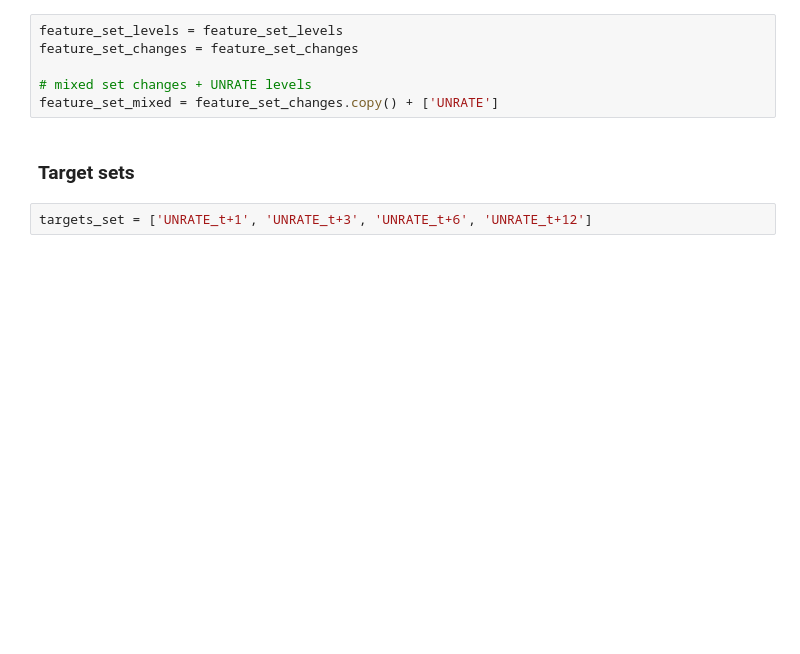
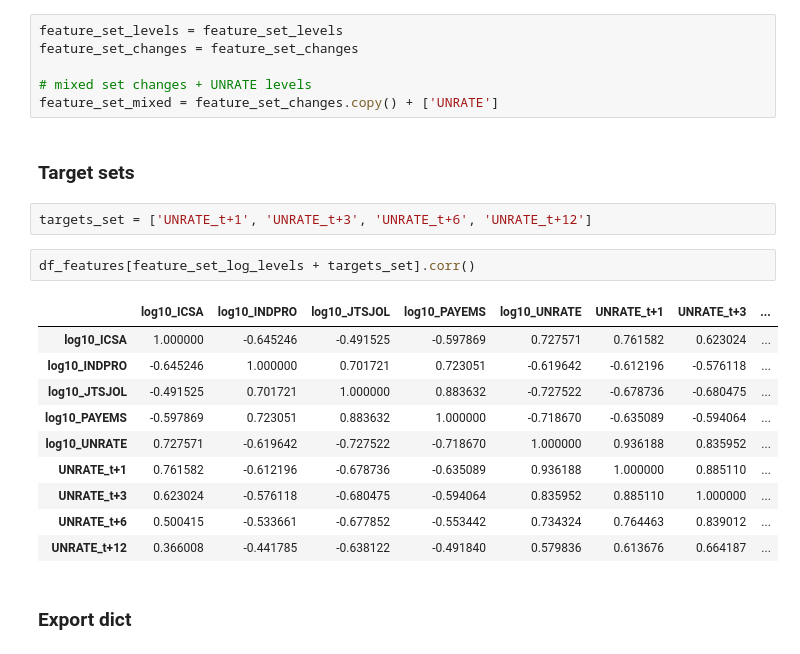
Before and after one commit to mx-lnk/us-unemployment-forecasting-pipeline, a Jupyter notebook: notebooks/feature_engineering.ipynb, the cells around one changed output. Drawn from its saved outputs; the diff is of its cells as text; blank space fills up the shorter version.

```diff
--- a/notebooks/feature_engineering.ipynb
+++ b/notebooks/feature_engineering.ipynb
@@ -237,3 +245,18 @@ feature_set_mixed = feature_set_changes.copy() + ['UNRATE']
 ### Target sets
 # %%
 targets_set = ['UNRATE_t+1', 'UNRATE_t+3', 'UNRATE_t+6', 'UNRATE_t+12']
+# %%
+df_features[feature_set_log_levels + targets_set].corr()
+# %% [output]
+|  | log10_ICSA | log10_INDPRO | log10_JTSJOL | log10_PAYEMS | log10_UNRATE | UNRATE_t+1 | UNRATE_t+3 | ... |
+| log10_ICSA | 1.000000 | -0.645246 | -0.491525 | -0.597869 | 0.727571 | 0.761582 | 0.623024 | ... |
+| log10_INDPRO | -0.645246 | 1.000000 | 0.701721 | 0.723051 | -0.619642 | -0.612196 | -0.576118 | ... |
+| log10_JTSJOL | -0.491525 | 0.701721 | 1.000000 | 0.883632 | -0.727522 | -0.678736 | -0.680475 | ... |
+| log10_PAYEMS | -0.597869 | 0.723051 | 0.883632 | 1.000000 | -0.718670 | -0.635089 | -0.594064 | ... |
+| log10_UNRATE | 0.727571 | -0.619642 | -0.727522 | -0.718670 | 1.000000 | 0.936188 | 0.835952 | ... |
+| UNRATE_t+1 | 0.761582 | -0.612196 | -0.678736 | -0.635089 | 0.936188 | 1.000000 | 0.885110 | ... |
+| UNRATE_t+3 | 0.623024 | -0.576118 | -0.680475 | -0.594064 | 0.835952 | 0.885110 | 1.000000 | ... |
+| UNRATE_t+6 | 0.500415 | -0.533661 | -0.677852 | -0.553442 | 0.734324 | 0.764463 | 0.839012 | ... |
+| UNRATE_t+12 | 0.366008 | -0.441785 | -0.638122 | -0.491840 | 0.579836 | 0.613676 | 0.664187 | ... |
+# %% [markdown]
+### Export dict
```
Also changed, not shown: parts of 3 cells of this notebook, 1 other file.
